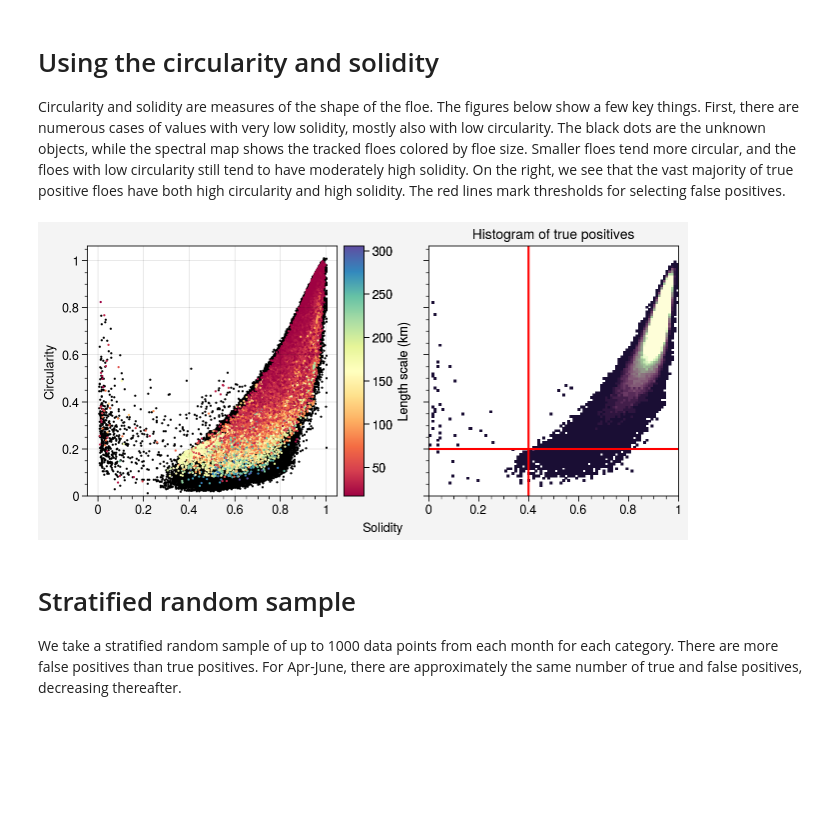
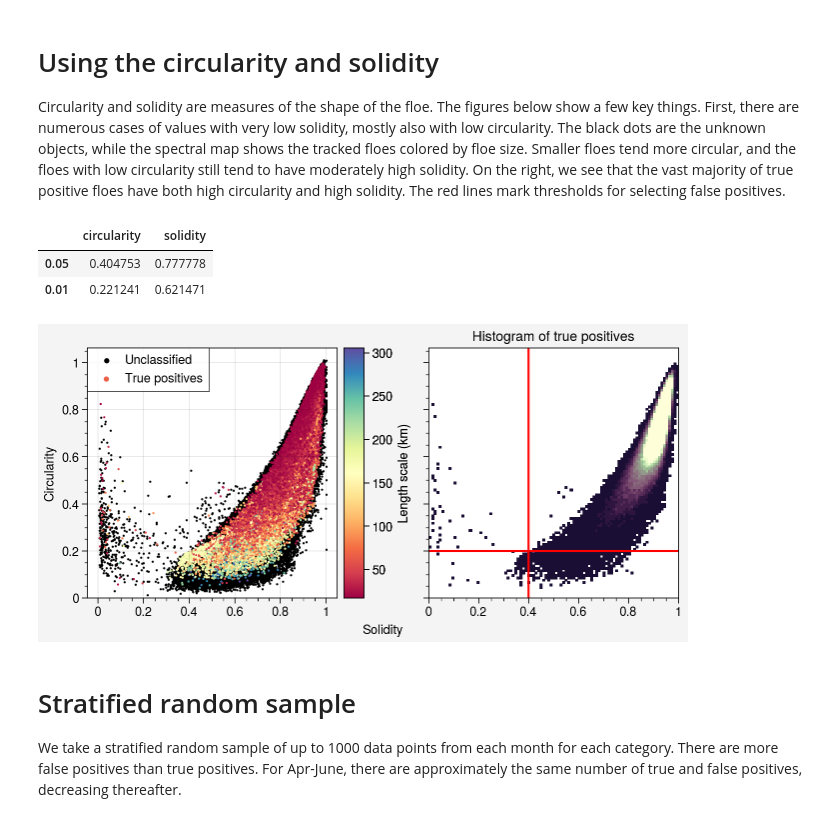
Before and after one commit to WilhelmusLab/process_fram_strait_v0, a Jupyter notebook: notebooks/logistic_regression_classifier.ipynb, the cells around one changed output. Saved outputs shown, nothing was run; the diff lists cells and outputs as text; code cells hidden in the pictures; blank space fills up the shorter version.

```diff
--- a/notebooks/logistic_regression_classifier.ipynb
+++ b/notebooks/logistic_regression_classifier.ipynb
@@ -120,8 +123,10 @@ for year in range(2003, 2021):
 
     # Remove SIC=0 and landmasked floes from TP dataset
     df_floes = df_floes.loc[(df_floes.nsidc_sic > 0) & (df_floes.nsidc_sic <= 1)]
+
+    ift_df.loc[df_floes.index, 'classification'] = 'TP'
     ift_df.loc[ift_df.nsidc_sic == 0, 'classification'] = 'FP'
-    ift_df.loc[df_floes.index, 'classification'] = 'TP'
+    ift_dfs[year].loc[ift_dfs[year].nsidc_sic == 2.54, 'classification'] = 'FP'
 
     ift_dfs[year] = ift_df.copy()
 # %% [output]
@@ -204,25 +210,32 @@ for year in ift_dfs:
 # %% [markdown]
 # Using the circularity and solidity
 Circularity and solidity are measures of the shape of the floe. The figures below show a few key things. First, there are numerous cases of values with very low solidity, mostly also with low circularity. The black dots are the unknown objects, while the spectral map shows the tracked floes colored by floe size. Smaller floes tend more circular, and the floes with low circularity still tend to have moderately high solidity. On the right, we see that the vast majority of true positive floes have both high circularity and high solidity. The red lines mark thresholds for selecting false positives.
+# %%
+ ift_all.loc[ift_all.classification == 'TP', ['circularity', 'solidity']].quantile([0.05, 0.01])
+# %% [output]
+|  | circularity | solidity |
+| 0.05 | 0.404753 | 0.777778 |
+| 0.01 | 0.221241 | 0.621471 |
 # %%
 fig, ax = pplt.subplots(ncols=2)
 df = ift_all.loc[ift_all.classification == 'UK']
-ax[0].scatter(df.solidity.values, df.circularity.values, ms=1, color='k')
+ax[0].scatter(df.solidity.values, df.circularity.values, ms=1, color='k', label='Unclassified')
 
 df = ift_all.loc[ift_all.classification == 'TP']
-c = ax[0].scatter(df.solidity.values, df.circularity.values, c=np.sqrt(df.area), cmap='spectral', ms=1)
+c = ax[0].scatter(df.solidity.values, df.circularity.values, c=np.sqrt(df.area), cmap='spectral', ms=1, label='True positives')
 ax[0].colorbar(c, label='Length scale (km)')
+ax[0].legend(loc='ul', ncols=1, ms=10)
 
 xbins = np.linspace(0, 1, 100)
 ybins = np.linspace(0, 1, 100)
 h2d, xbins, ybins = np.histogram2d(all_tp_data['solidity'], all_tp_data['circularity'], bins=[xbins, ybins])
 ax[1].pcolormesh(xbins, ybins, np.ma.masked_array(h2d.T, h2d.T == 0), N=20, vmin=10, vmax=300, extend='max', cmap='tokyo')
 ax[1].axhline(0.2, color='r')
 ax[1].axvline(0.4, color='r')
 ax[1].format(title='Histogram of true positives')
 ax.format(ylabel='Circularity', xlabel='Solidity')
 # %% [output]
-[figure, old version]
+[figure, new version]
 # %%
 for year in ift_dfs:
     # length scale in kilometers
```
Also changed, not shown: parts of 4 cells of this notebook, 24 other files.
